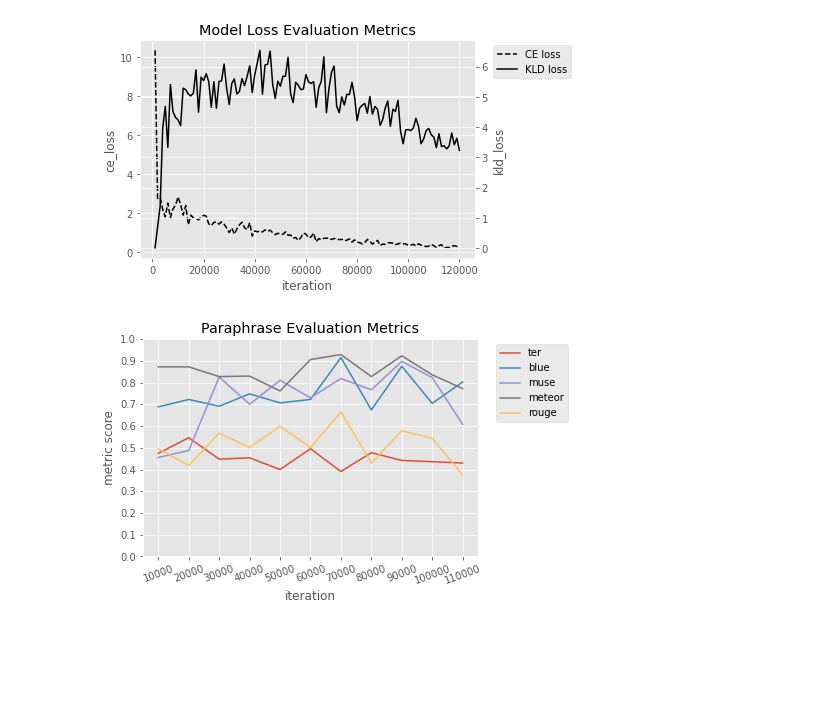
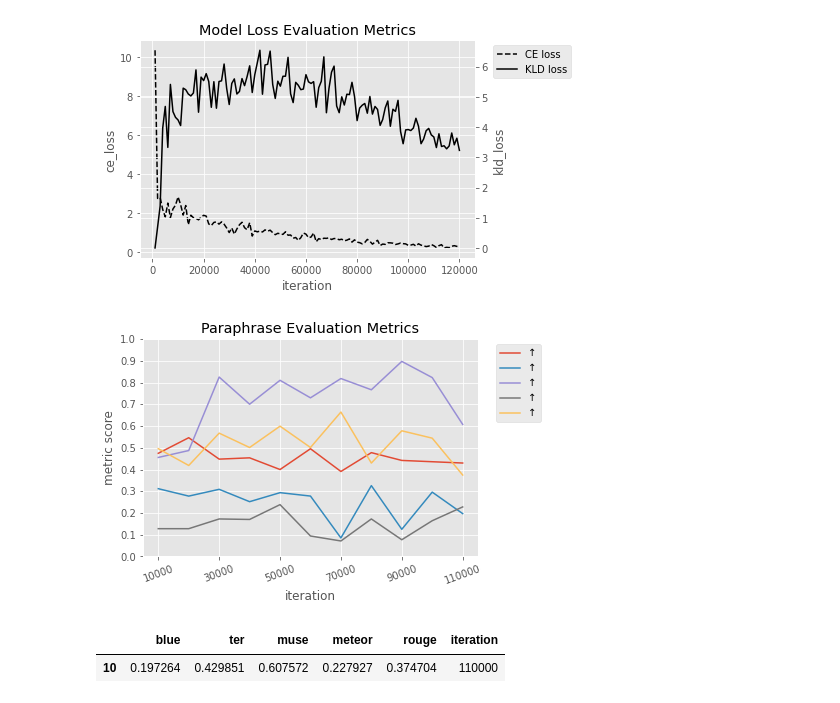
Before and after one commit to davidberenstein1957/paraphraseGen, a Jupyter notebook: test.ipynb, the cells around one changed output. Drawn from its saved outputs; the diff is of its cells as text; code cells hidden in the pictures; blank space fills up the shorter version.

Commit message:
updated test visualization

```diff
--- a/test.ipynb
+++ b/test.ipynb
@@ -148,5 +148,8 @@ data_muse= np.load('evaluation/muse_result.npy')
 data_meteor= np.load('evaluation/meteor_result.npy')
 data_rouge= np.load('evaluation/rouge_result.npy')
 df_eval = pd.DataFrame(list(zip(data_blue, data_ter, data_muse, data_meteor, data_rouge)), columns=eval_types)
+df_eval['blue'] = 1 - df_eval['blue']
+df_eval['meteor'] = 1 - df_eval['meteor']
 df_eval['iteration'] = df_eval.index * 10000 + 10000
+df_eval
 # %% [output]
@@ -190,14 +192,18 @@ plt.show()
 # %%
 import numpy as np
 eval_types = ['ter', 'blue', 'muse', 'meteor', 'rouge']
-for eval_type in eval_types:
-    plt.plot(df_eval['iteration'], df_eval[eval_type], label=eval_type)
+optim_type = [u"\u2193", u"\u2191", u"\u2191", u"\u2191", u"\u2191"] # up and down
+for idx in range(len(eval_types)):
+    plt.plot(df_eval['iteration'], df_eval[eval_type], label=eval_types[idx]+' '+optim_type[idx])
 plt.legend(bbox_to_anchor=(1.04,1), loc="upper left")
 plt.yticks(np.arange(0, 1.01, step=0.1))
-plt.xticks(np.arange(10000, 120000, step=10000), rotation=20)
+plt.xticks(np.arange(10000, 120000, step=20000), rotation=20)
 plt.xlabel('iteration')
 plt.ylabel('metric score')
 plt.title('Paraphrase Evaluation Metrics')
 plt.show()
+df_eval.tail(1)
 # %% [output]
-[figure, old version]
+[figure, new version]
+|  | blue | ter | muse | meteor | rouge | iteration |
+| 10 | 0.197264 | 0.429851 | 0.607572 | 0.227927 | 0.374704 | 110000 |
```
Also changed, not shown: parts of 1 cell of this notebook.
